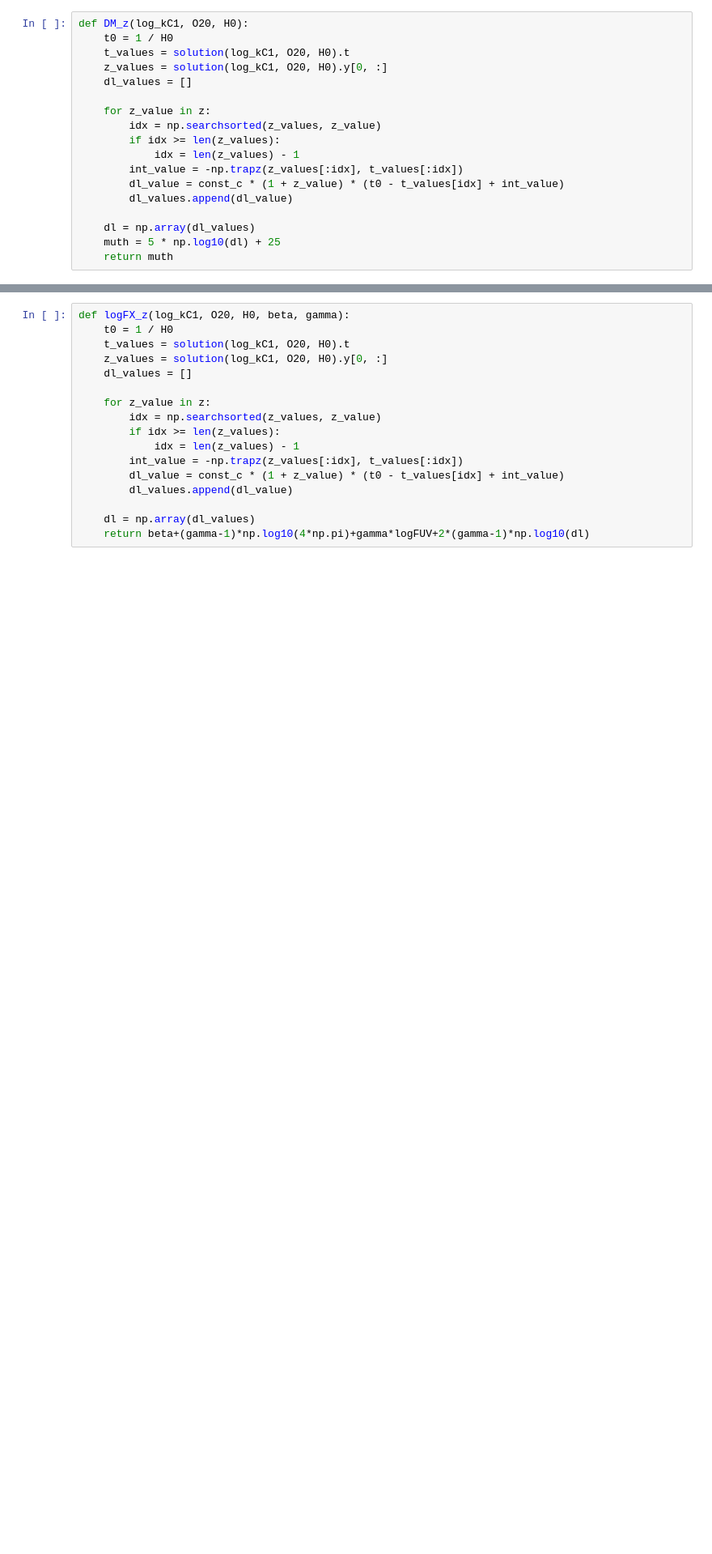
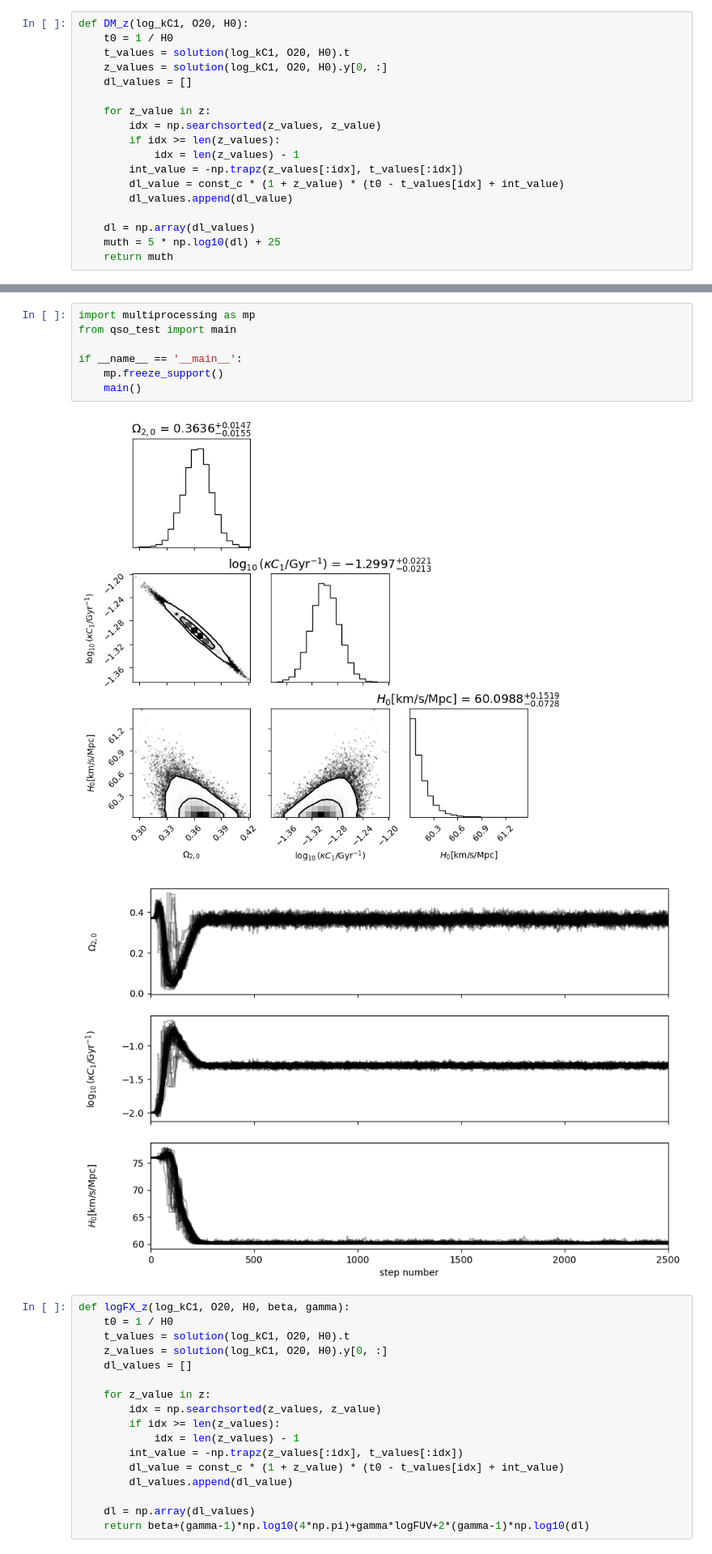
Before and after one commit to kaltsit33/IDM, a Jupyter notebook: QSO/test.ipynb, the cells around one changed output, grey strips where cells are left out. Shown at 81% size. Saved outputs shown, nothing was run; the diff lists cells and outputs as text; blank space fills up the shorter version.

```diff
--- a/QSO/test.ipynb
+++ b/QSO/test.ipynb
@@ -62,3 +62,13 @@ print(chi2)
+# %%
+import multiprocessing as mp
+from qso_test import main
+
+if __name__ == '__main__':
+    mp.freeze_support()
+    main()
+# %% [output]
+[figure, added]
+[figure, added]
 # %%
 def logFX_z(log_kC1, O20, H0, beta, gamma):
     t0 = 1 / H0
```
Also changed, not shown: parts of 2 cells of this notebook, 19 other files.
